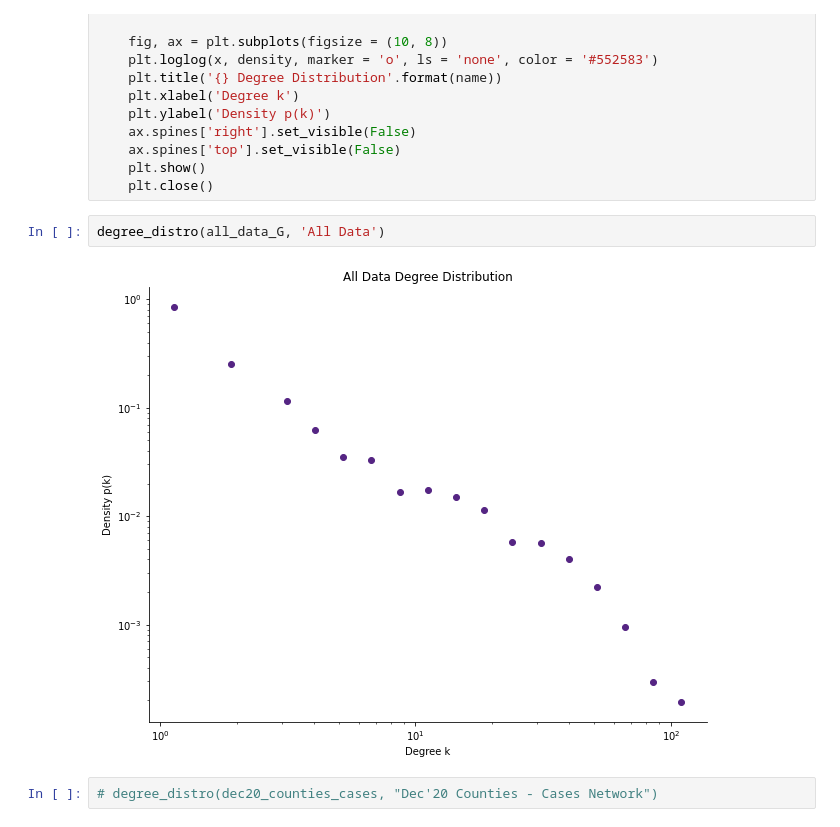
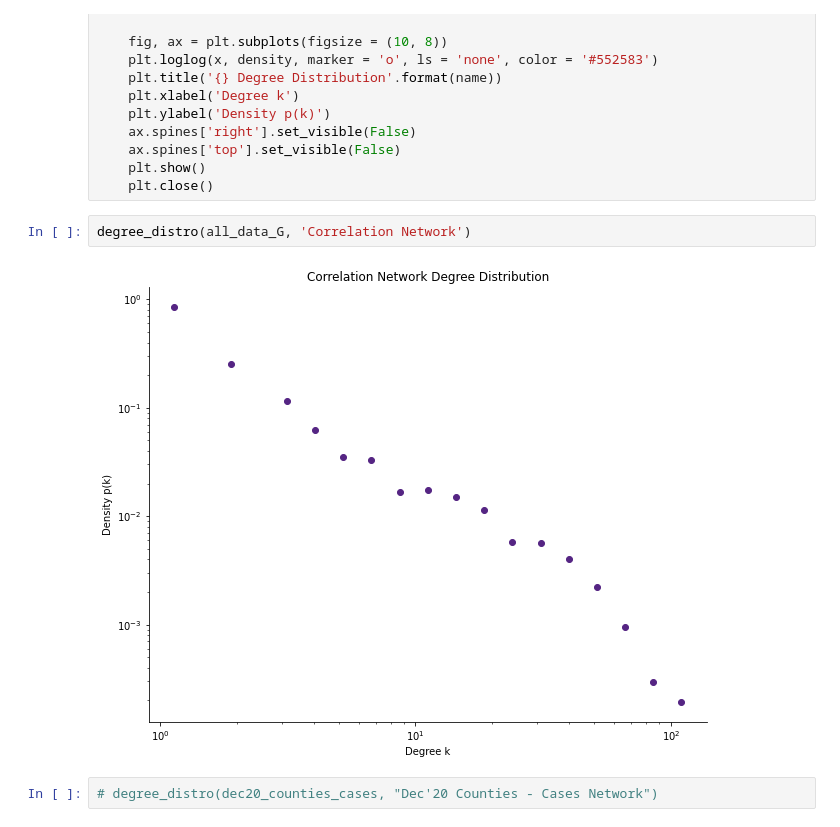
Before and after one commit to samar14641/covid-us-networks, a Jupyter notebook: correlation_networks.ipynb, the cells around one changed output. Cells and saved outputs as stored; diff of their text form.

```diff
--- a/correlation_networks.ipynb
+++ b/correlation_networks.ipynb
@@ -151,9 +151,9 @@ def degree_distro(G, name) -> None:
     plt.show()
     plt.close()
 # %%
-degree_distro(all_data_G, 'All Data')
+degree_distro(all_data_G, 'Correlation Network')
 # %% [output]
-[figure, old version]
+[figure, new version]
 # %%
 # degree_distro(dec20_counties_cases, "Dec'20 Counties - Cases Network")
 # %%
```
Also changed, not shown: 3 other files.
